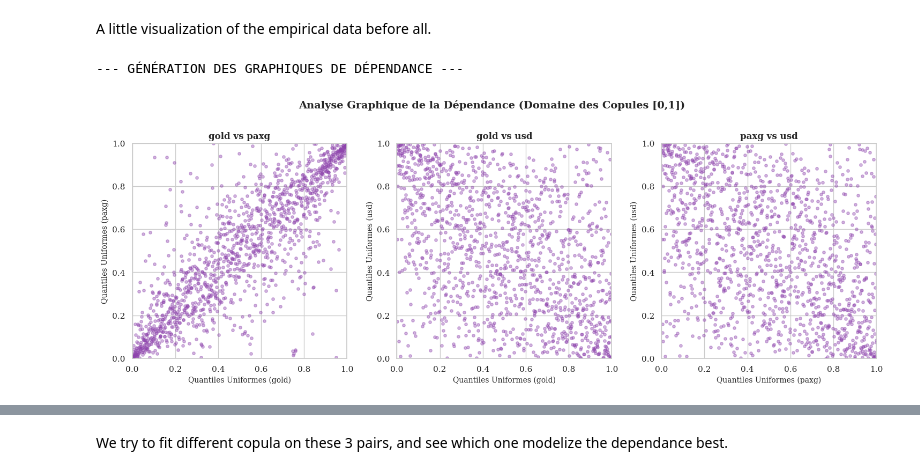
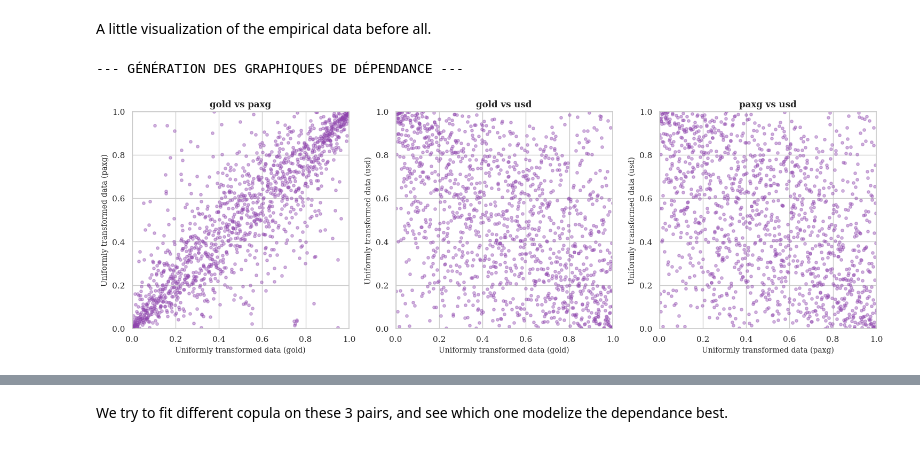
Before and after one commit to ElodieElodie/memoire_stats, a Jupyter notebook: yu.ipynb, the cells around one changed output, grey strips where cells are left out. Saved outputs shown, nothing was run; the diff lists cells and outputs as text; code cells hidden in the pictures.

```diff
--- a/yu.ipynb
+++ b/yu.ipynb
@@ -1061,34 +1061,34 @@ paires = list(itertools.combinations(colonnes, 2))
 
 # 2. Création de la figure (1 ligne, 3 colonnes)
 # figsize=(15, 5) permet d'avoir un format panoramique parfait pour la largeur d'une page Word
 fig, axes = plt.subplots(1, len(paires), figsize=(15, 5))
 
 print("--- GÉNÉRATION DES GRAPHIQUES DE DÉPENDANCE ---")
 
 # 3. Boucle pour dessiner chaque graphique
 for i, (actif1, actif2) in enumerate(paires):
     ax = axes[i]
 
     # Le nuage de points
     # alpha=0.4 rend les points transparents pour bien voir les zones de forte densité (les amas)
     # s=15 règle la taille des points
     ax.scatter(u_df[actif1], u_df[actif2], alpha=0.4, s=15, color='#8e44ad')
 
     # On force les axes de 0 à 1 (puisque ce sont des probabilités)
     ax.set_xlim(0, 1)
     ax.set_ylim(0, 1)
 
     # On force le graphique à être un carré parfait (très important pour les copules !)
     ax.set_aspect('equal', 'box')
 
     # Titres et labels
     ax.set_title(f"{actif1} vs {actif2}", fontweight='bold', fontsize=12)
-    ax.set_xlabel(f"Quantiles Uniformes ({actif1})", fontsize=10)
-    ax.set_ylabel(f"Quantiles Uniformes ({actif2})", fontsize=10)
+    ax.set_xlabel(f"Uniformly transformed data ({actif1})", fontsize=10)
+    ax.set_ylabel(f"Uniformly transformed data ({actif2})", fontsize=10)
 
-plt.suptitle("Analyse Graphique de la Dépendance (Domaine des Copules [0,1])", fontsize=14, fontweight='bold', y=1.05)
+# plt.suptitle("Analyse Graphique de la Dépendance (Domaine des Copules [0,1])", fontsize=14, fontweight='bold', y=1.05)
 plt.tight_layout()
 plt.show()
 # %% [output]
 --- GÉNÉRATION DES GRAPHIQUES DE DÉPENDANCE ---
-[figure, old version]
+[figure, new version]
```
Also changed, not shown: parts of 11 cells of this notebook.
